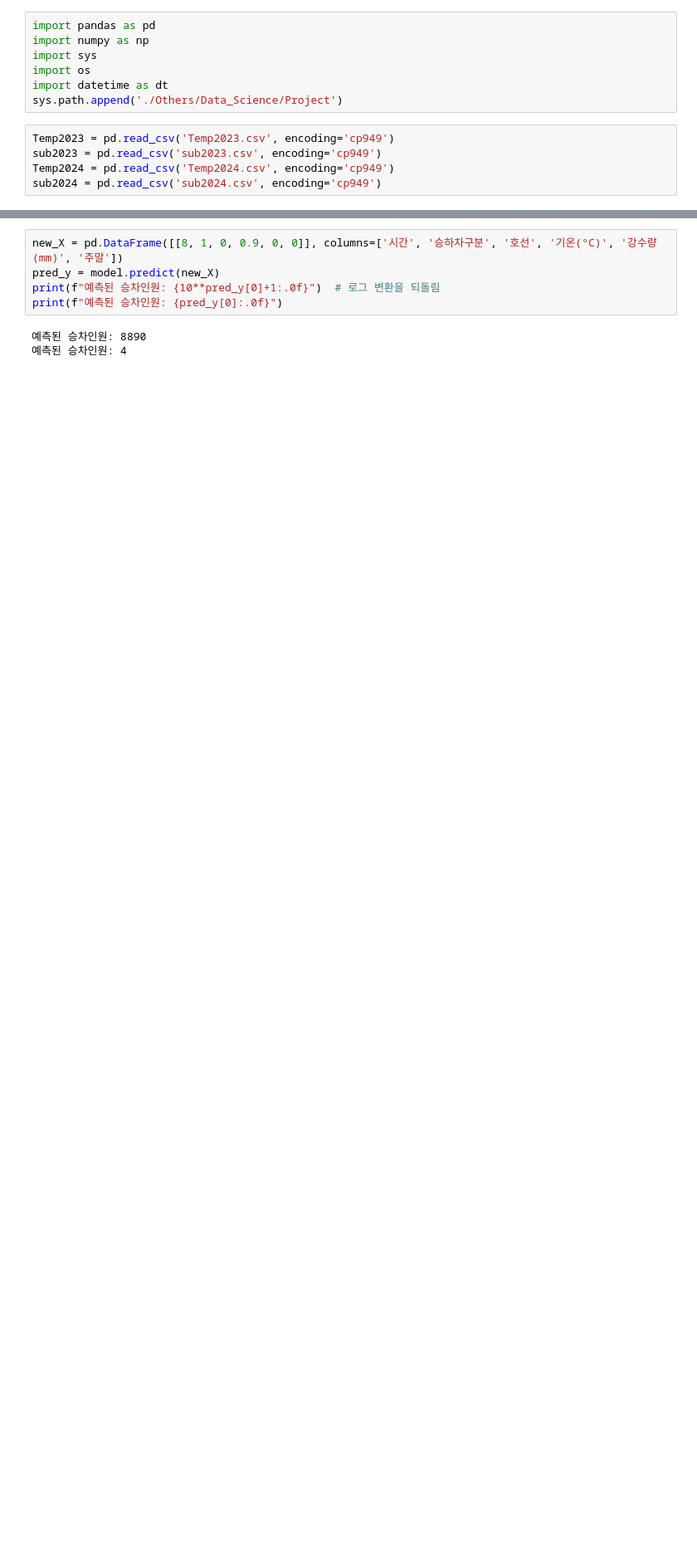
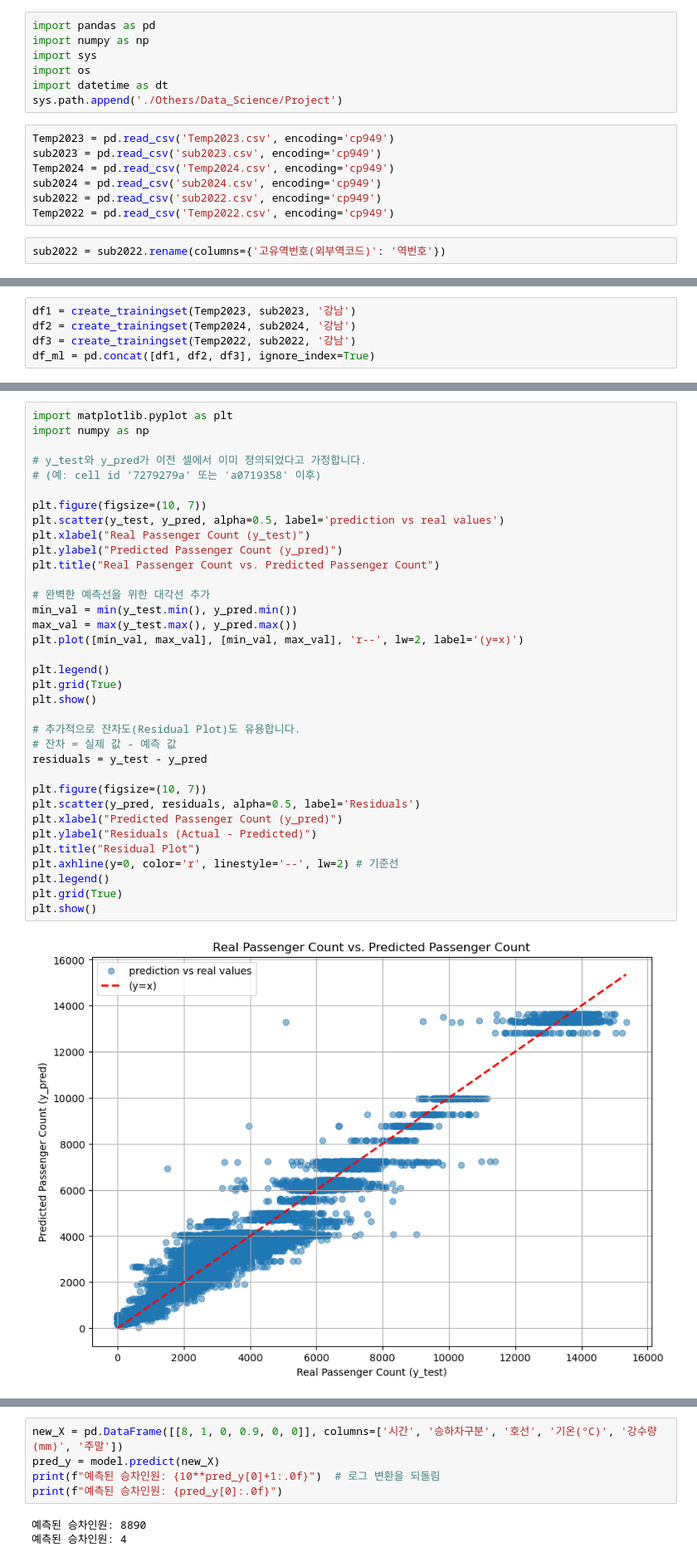
Before and after one commit to john1256/Others, a Jupyter notebook: Data_Science/Project/BigDataproj.ipynb, the cells around one changed output, grey strips where cells are left out. Shown: that part at 83% size. Cells and saved outputs as stored; diff of their text form; blank space fills up the shorter version.

```diff
--- a/Data_Science/Project/BigDataproj.ipynb
+++ b/Data_Science/Project/BigDataproj.ipynb
@@ -10,3 +10,7 @@ Temp2023 = pd.read_csv('Temp2023.csv', encoding='cp949')
 sub2023 = pd.read_csv('sub2023.csv', encoding='cp949')
 Temp2024 = pd.read_csv('Temp2024.csv', encoding='cp949')
 sub2024 = pd.read_csv('sub2024.csv', encoding='cp949')
+sub2022 = pd.read_csv('sub2022.csv', encoding='cp949')
+Temp2022 = pd.read_csv('Temp2022.csv', encoding='cp949')
+# %%
+sub2022 = sub2022.rename(columns={'고유역번호(외부역코드)': '역번호'})
@@ -192,0 +110,5 @@ See the caveats in the documentation: https://pandas.pydata.org/pandas-docs/stab
+# %%
+df1 = create_trainingset(Temp2023, sub2023, '강남')
+df2 = create_trainingset(Temp2024, sub2024, '강남')
+df3 = create_trainingset(Temp2022, sub2022, '강남')
+df_ml = pd.concat([df1, df2, df3], ignore_index=True)
@@ -263,0 +199,37 @@ Fitting 3 folds for each of 90 candidates, totalling 270 fits
+# %%
+import matplotlib.pyplot as plt
+import numpy as np
+
+# y_test와 y_pred가 이전 셀에서 이미 정의되었다고 가정합니다.
+# (예: cell id '7279279a' 또는 'a0719358' 이후)
+
+plt.figure(figsize=(10, 7))
+plt.scatter(y_test, y_pred, alpha=0.5, label='prediction vs real values')
+plt.xlabel("Real Passenger Count (y_test)")
+plt.ylabel("Predicted Passenger Count (y_pred)")
+plt.title("Real Passenger Count vs. Predicted Passenger Count")
+
+# 완벽한 예측선을 위한 대각선 추가
+min_val = min(y_test.min(), y_pred.min())
+max_val = max(y_test.max(), y_pred.max())
+plt.plot([min_val, max_val], [min_val, max_val], 'r--', lw=2, label='(y=x)')
+
+plt.legend()
+plt.grid(True)
+plt.show()
+
+# 추가적으로 잔차도(Residual Plot)도 유용합니다.
+# 잔차 = 실제 값 - 예측 값
+residuals = y_test - y_pred
+
+plt.figure(figsize=(10, 7))
+plt.scatter(y_pred, residuals, alpha=0.5, label='Residuals')
+plt.xlabel("Predicted Passenger Count (y_pred)")
+plt.ylabel("Residuals (Actual - Predicted)")
+plt.title("Residual Plot")
+plt.axhline(y=0, color='r', linestyle='--', lw=2) # 기준선
+plt.legend()
+plt.grid(True)
+plt.show()
+# %% [output]
+[figure, added]
```
Also changed, not shown: parts of 22 cells of this notebook, 6 other files.
